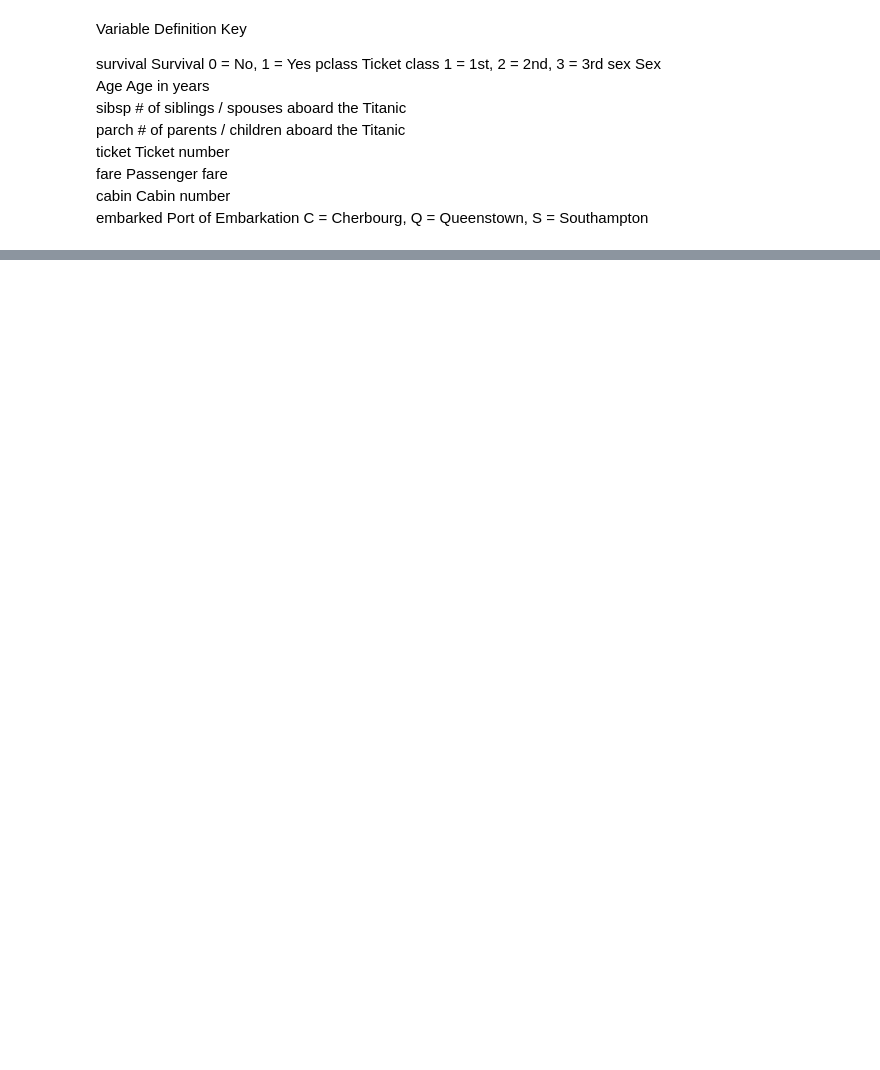
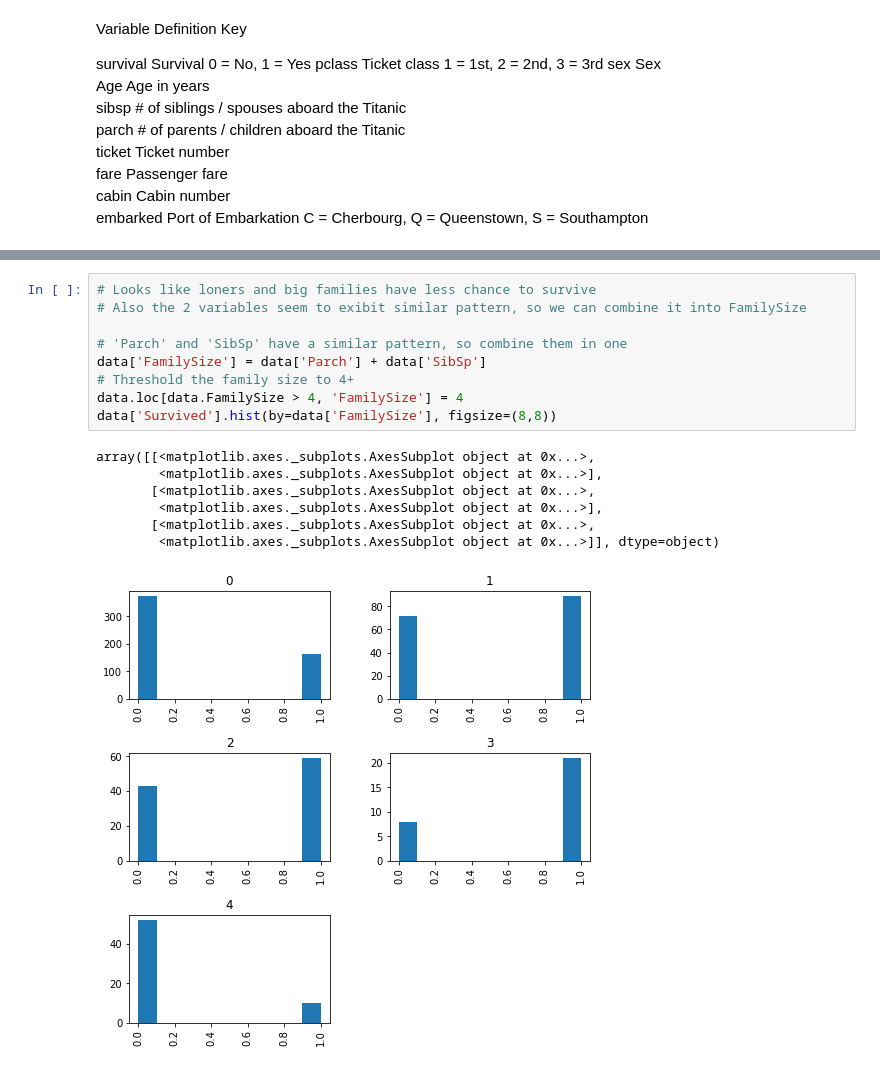
Before and after one commit to B-Sabev/Titanic, a Jupyter notebook: ExploratoryAnalysis.ipynb, the cells around one changed output, grey strips where cells are left out. Drawn from its saved outputs; the diff is of its cells as text; blank space fills up the shorter version.

```diff
--- a/ExploratoryAnalysis.ipynb
+++ b/ExploratoryAnalysis.ipynb
@@ -160,0 +161,17 @@ dtype: object
+# %%
+# Looks like loners and big families have less chance to survive
+# Also the 2 variables seem to exibit similar pattern, so we can combine it into FamilySize
+
+# 'Parch' and 'SibSp' have a similar pattern, so combine them in one
+data['FamilySize'] = data['Parch'] + data['SibSp']
+# Threshold the family size to 4+
+data.loc[data.FamilySize > 4, 'FamilySize'] = 4
+data['Survived'].hist(by=data['FamilySize'], figsize=(8,8))
+# %% [output]
+array([[<matplotlib.axes._subplots.AxesSubplot object at 0x...>,
+        <matplotlib.axes._subplots.AxesSubplot object at 0x...>],
+       [<matplotlib.axes._subplots.AxesSubplot object at 0x...>,
+        <matplotlib.axes._subplots.AxesSubplot object at 0x...>],
+       [<matplotlib.axes._subplots.AxesSubplot object at 0x...>,
+        <matplotlib.axes._subplots.AxesSubplot object at 0x...>]], dtype=object)
+[figure, added]
```
Also changed, not shown: parts of 17 cells of this notebook.
